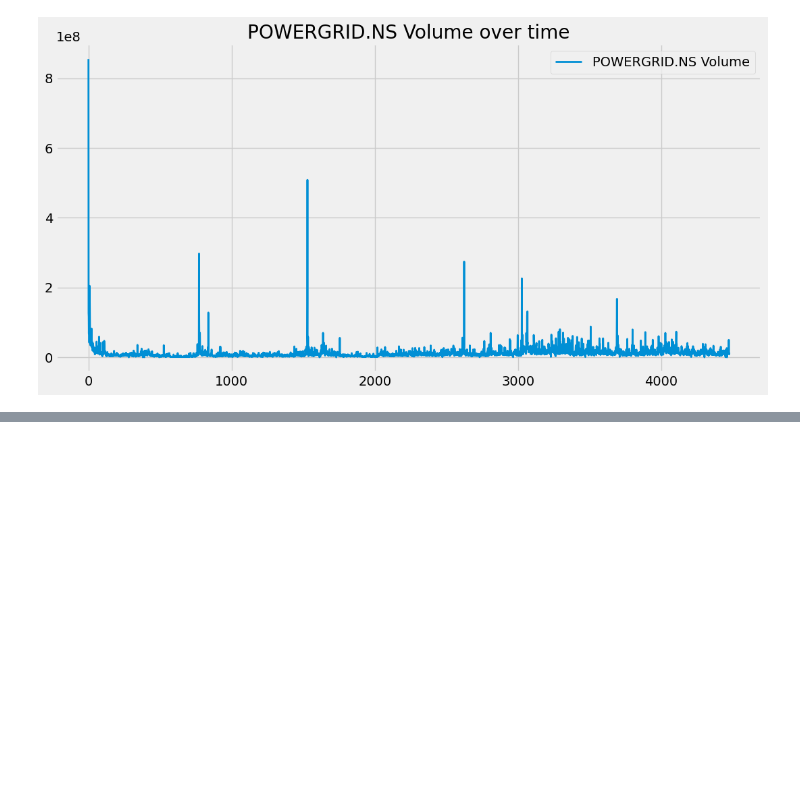
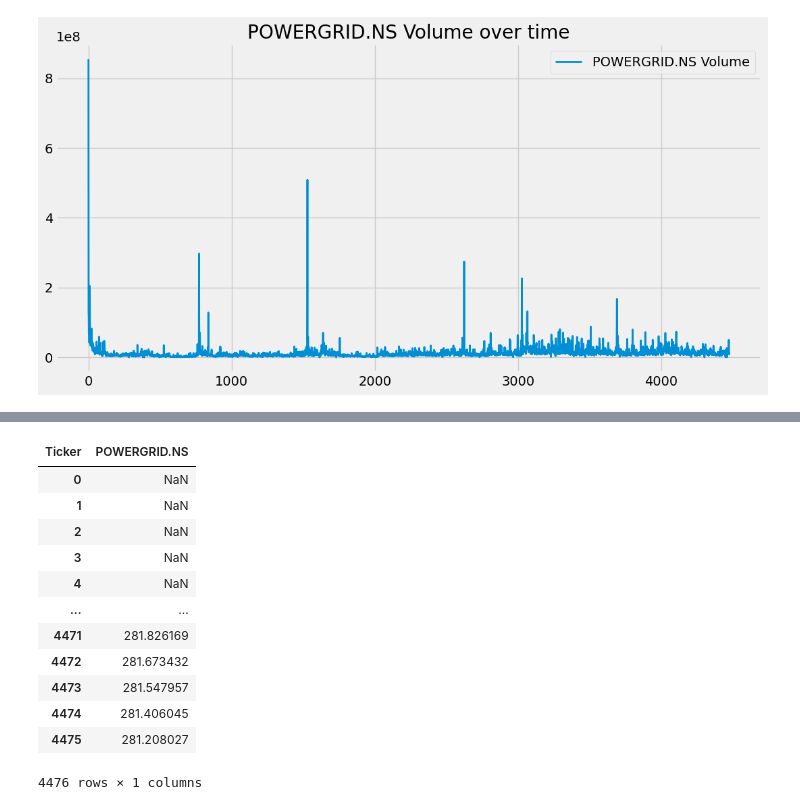
Before and after one commit to ShashankPandey2111/Stock_prediction, a Jupyter notebook: Stock_Predict.ipynb, the cells around one changed output, grey strips where cells are left out. Cells and saved outputs as stored; diff of their text form; code cells hidden in the pictures; blank space fills up the shorter version.

```diff
--- a/Stock_Predict.ipynb
+++ b/Stock_Predict.ipynb
@@ -168,0 +199,16 @@ plt.show()
+# %%
+ma100
+# %% [output]
+| Ticker | POWERGRID.NS |
+| 0 | NaN |
+| 1 | NaN |
+| 2 | NaN |
+| 3 | NaN |
+| 4 | NaN |
+| ... | ... |
+| 4471 | 281.826169 |
+| 4472 | 281.673432 |
+| 4473 | 281.547957 |
+| 4474 | 281.406045 |
+| 4475 | 281.208027 |
+4476 rows × 1 columns
```
Also changed, not shown: parts of 42 cells of this notebook.
